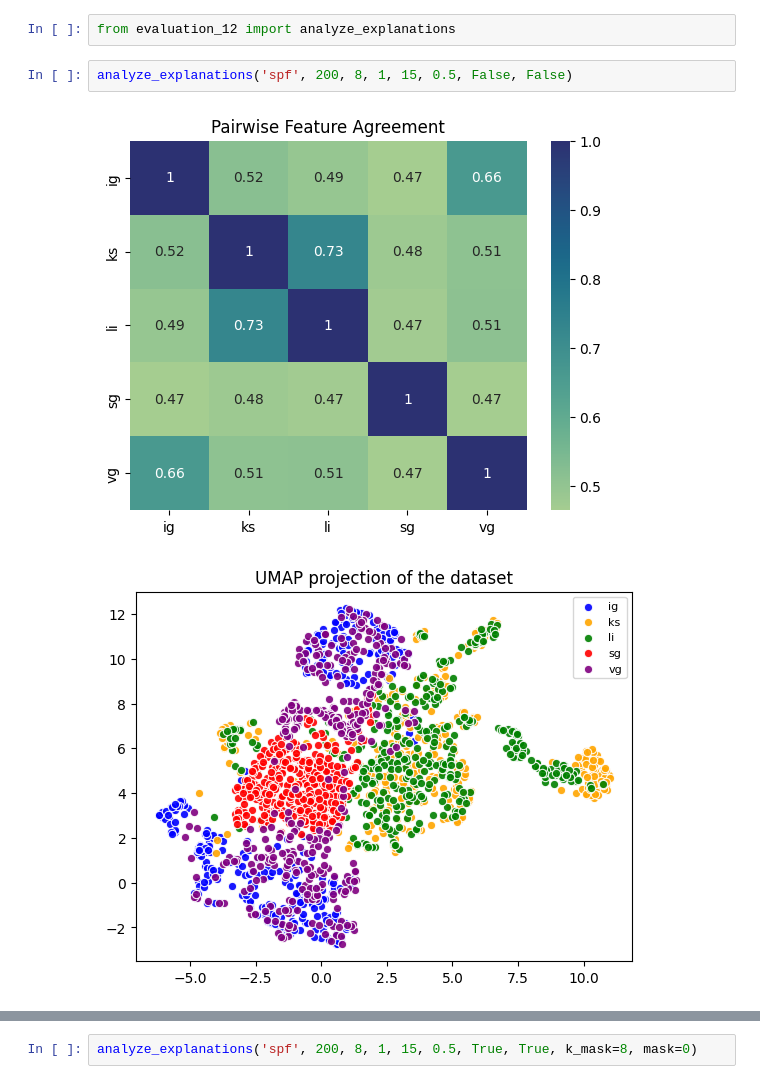
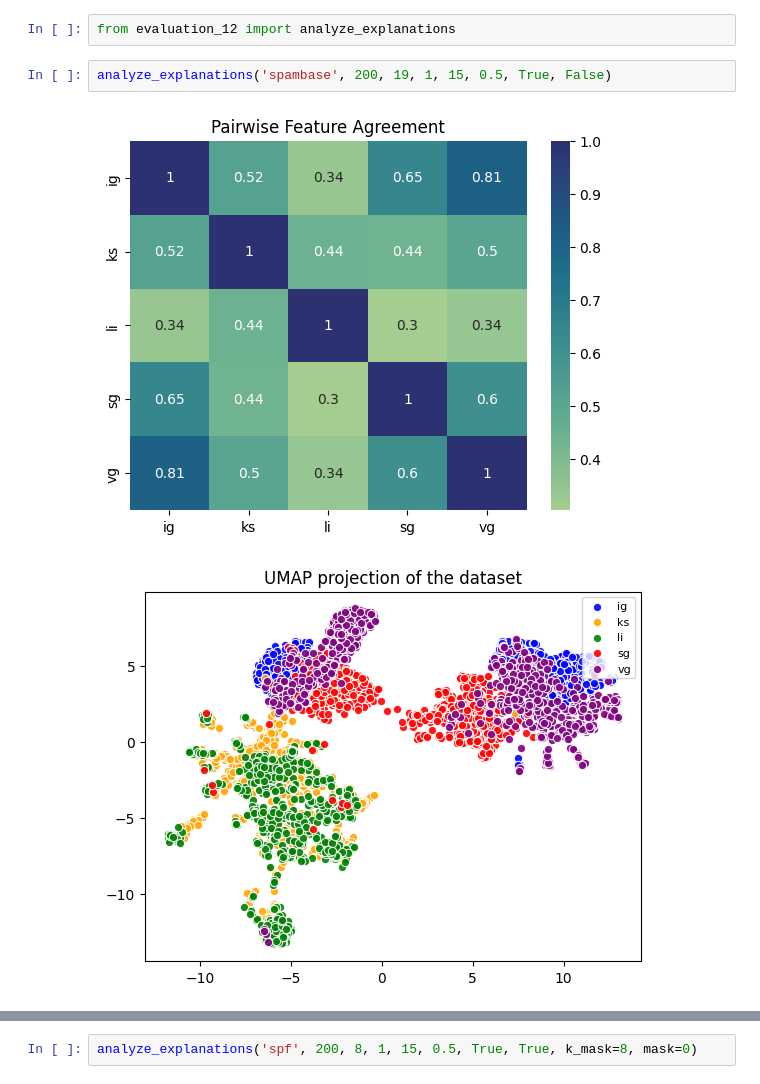
Before and after one commit to ekunigk/BA_Disagreement_Problem, a Jupyter notebook: evaluation_two.ipynb, the cells around one changed output, grey strips where cells are left out. Drawn from its saved outputs; the diff is of its cells as text.

```diff
--- a/evaluation_two.ipynb
+++ b/evaluation_two.ipynb
@@ -8,7 +8,7 @@ from visualization.regression_fig import visualize_scores, visualize_scores_all,
 # %%
 from evaluation_12 import analyze_explanations
 # %%
-analyze_explanations('spf', 200, 8, 1, 15, 0.5, False, False)
+analyze_explanations('spambase', 200, 19, 1, 15, 0.5, True, False)
 # %% [output]
-[figure, old version]
+[figure, new version]
-[figure, old version]
+[figure, new version]
```
Also changed, not shown: parts of 3 cells of this notebook, 4 other files.
